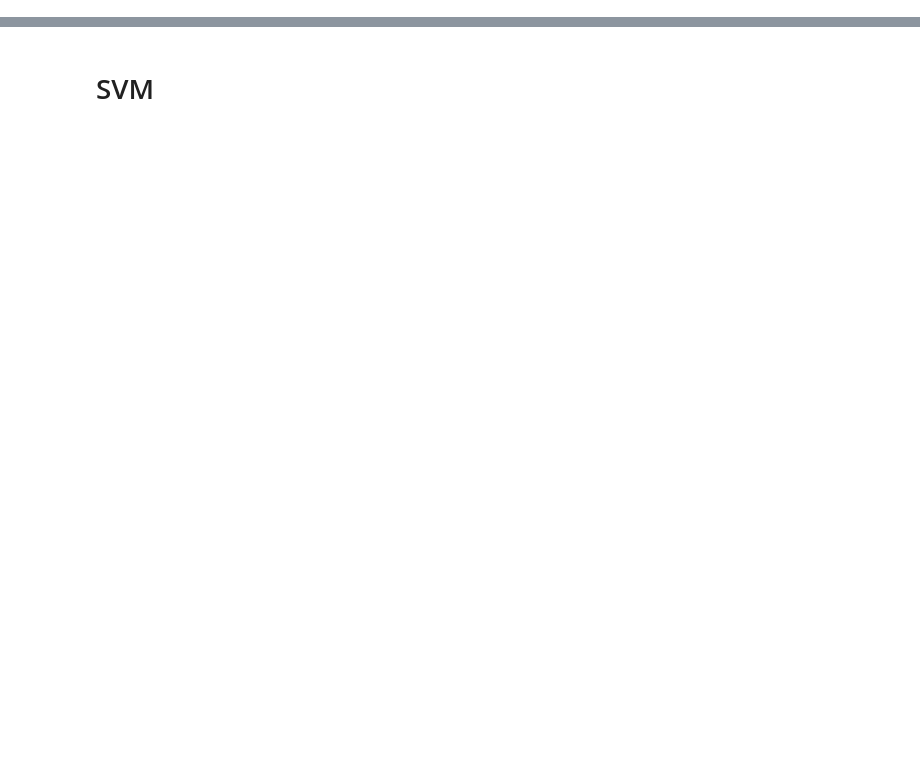
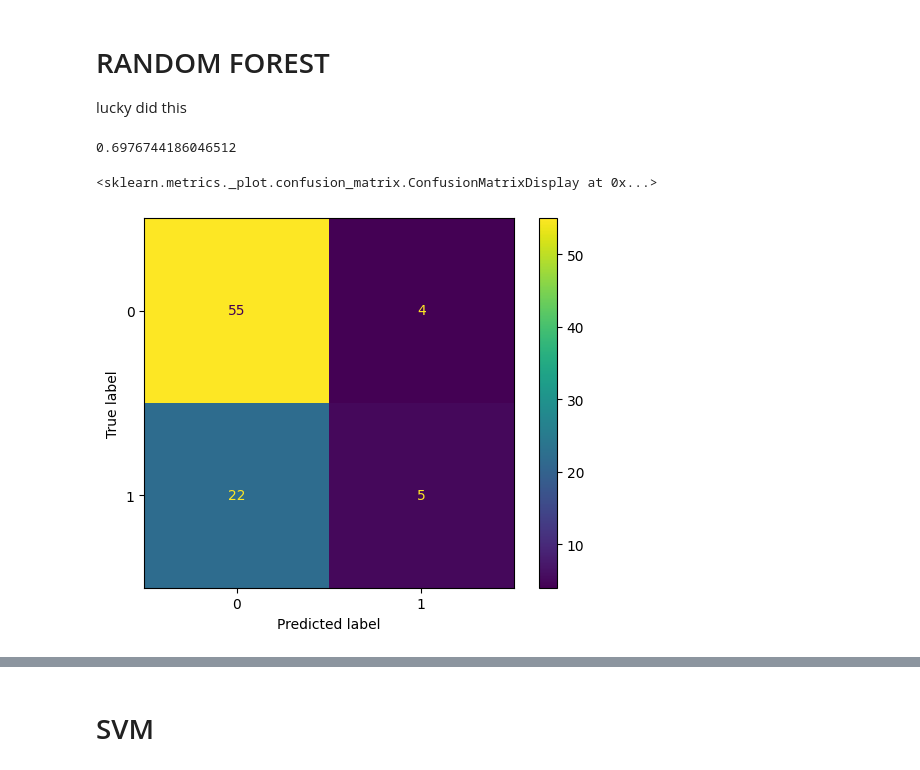
Before and after one commit to Acheedella1/Final-Project, a Jupyter notebook: Preprocessing/models.ipynb, the cells around one changed output, grey strips where cells are left out. Cells and saved outputs as stored; diff of their text form; code cells hidden in the pictures; blank space fills up the shorter version.

```diff
--- a/Preprocessing/models.ipynb
+++ b/Preprocessing/models.ipynb
@@ -1,20 +0,0 @@
-# %%
-from ucimlrepo import fetch_ucirepo
-from sklearn.model_selection import train_test_split
-from sklearn.metrics import precision_score
-from sklearn.pipeline import make_pipeline
-from sklearn.preprocessing import StandardScaler
-from sklearn.svm import OneClassSVM
-import pandas as pd
-import numpy as np
-breast_cancer_df = fetch_ucirepo(id=14)
-X = pd.DataFrame(breast_cancer_df.data.features, columns=breast_cancer_df.data.feature_names)
-y = pd.Series(breast_cancer_df.data.targets.squeeze(), name='Outcome')
-columns_to_one_hot = [col for col in X.columns if X[col].dtype == 'object']
-X = pd.get_dummies(X, columns=columns_to_one_hot)
-X_train, X_test, y_train, y_test = train_test_split(X, y, test_size=0.3, random_state=42)
-X_encoded = pd.get_dummies(X)
-#change from bool to 1 and 2 without independently mapping everything.
-breast_cancer_df = X_encoded.select_dtypes(include=['bool']).columns
-for col in breast_cancer_df:
-    X_encoded[col] = X_encoded[col].map({False: 1, True: 2})
@@ -20,0 +95,18 @@ for col in breast_cancer_df:
+# %% [markdown]
+# RANDOM FOREST
+lucky did this
+# %%
+from sklearn.ensemble import RandomForestClassifier
+rf = RandomForestClassifier(n_estimators=100, random_state=42)
+rf = rf.fit(X_train, y_train)
+rf.score(X_test, y_test)
+# %% [output]
+0.6976744186046512
+# %%
+import pandas as pd
+from sklearn import tree
+from sklearn.metrics import ConfusionMatrixDisplay
+ConfusionMatrixDisplay.from_estimator(rf, X_test, y_test)
+# %% [output]
+<sklearn.metrics._plot.confusion_matrix.ConfusionMatrixDisplay at 0x...>
+[figure, added]
```
Also changed, not shown: parts of 6 cells of this notebook.
